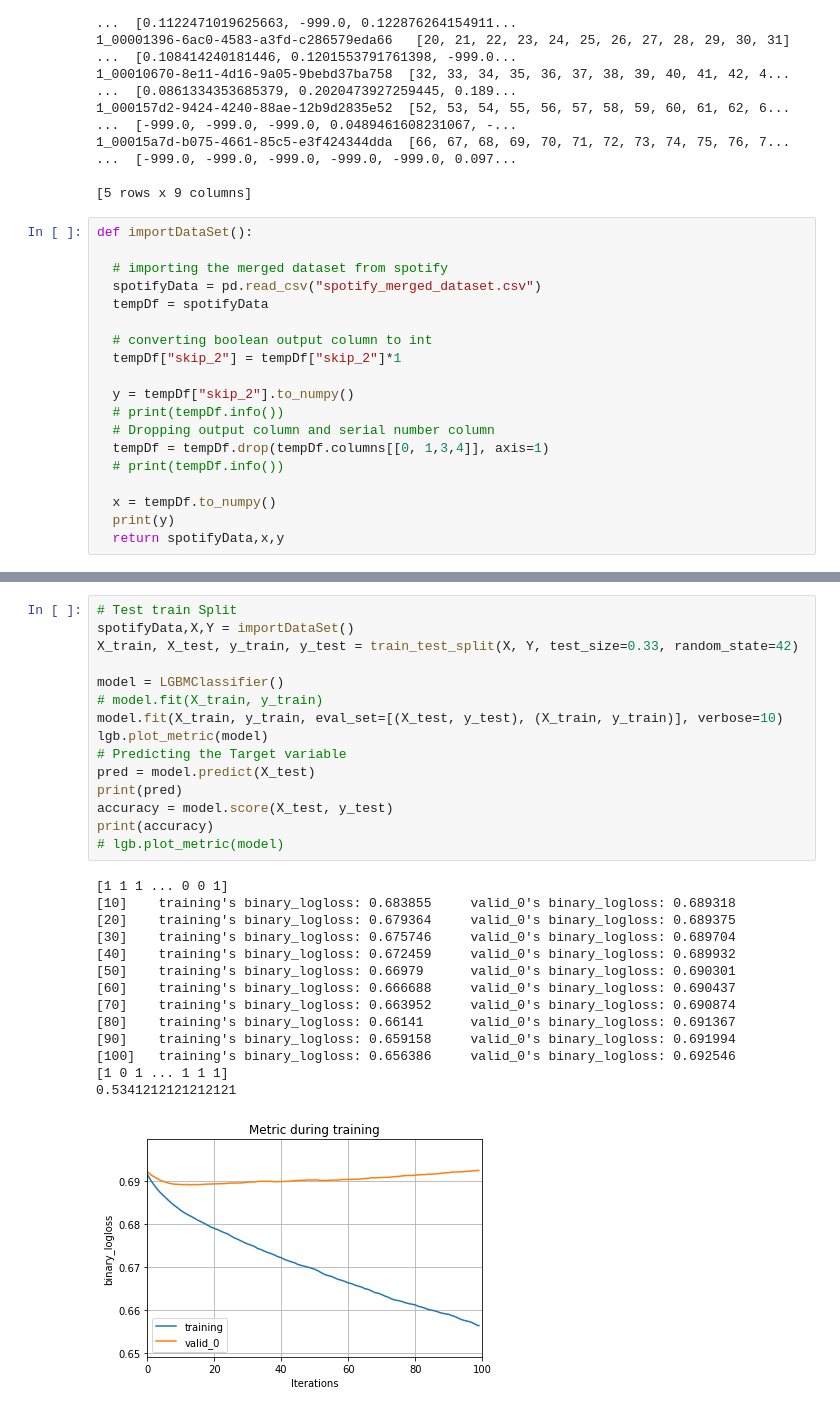
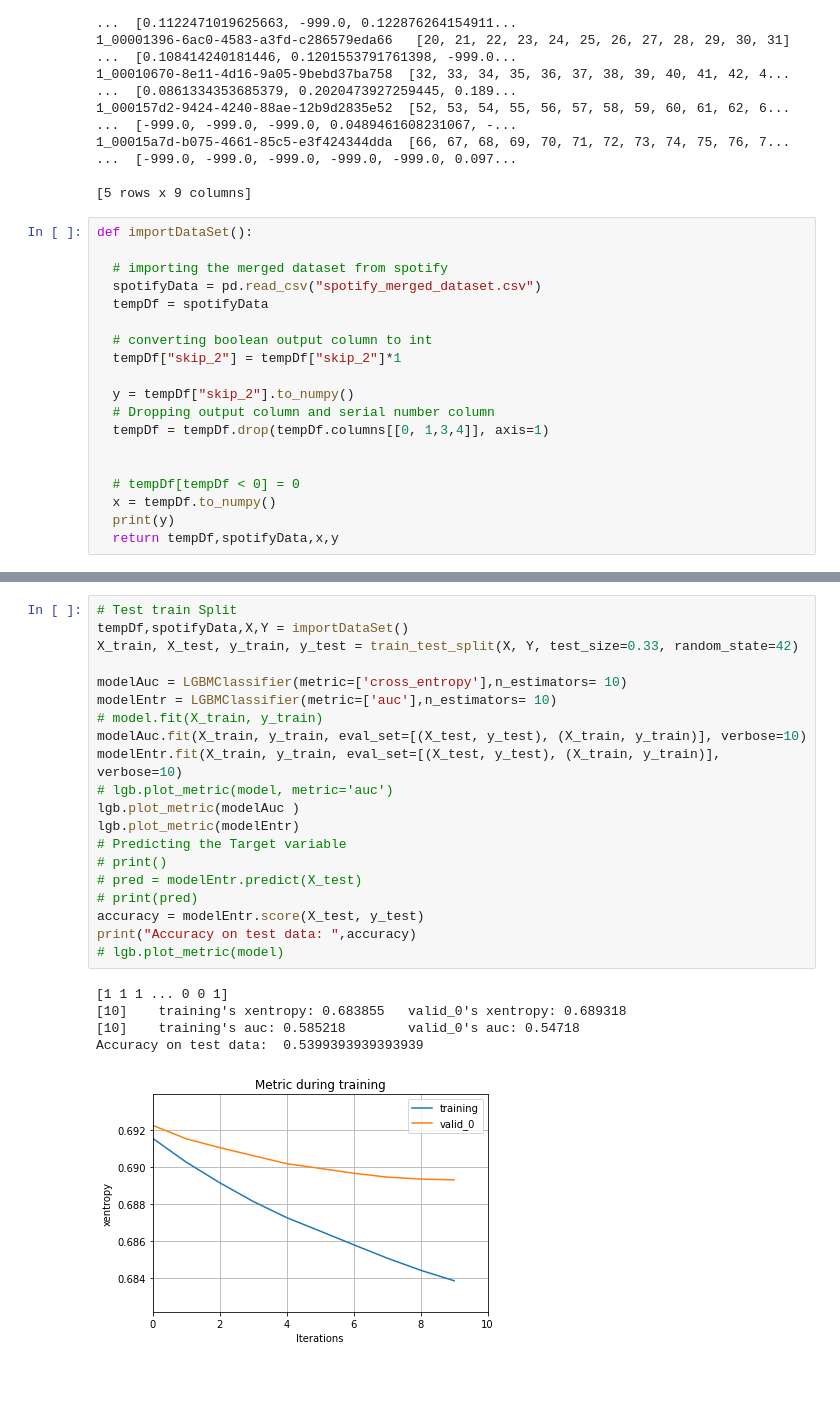
Before and after one commit to AFA21SCM21BO/Project-Mood-Prediction, a Jupyter notebook: Code/LightGBM/lightgbm.ipynb, the cells around one changed output, grey strips where cells are left out. Saved outputs shown, nothing was run; the diff lists cells and outputs as text; blank space fills up the shorter version.

Commit message:
added accuracy and loss plots for lightgbm

```diff
--- a/Code/LightGBM/lightgbm.ipynb
+++ b/Code/LightGBM/lightgbm.ipynb
@@ -48,11 +47,11 @@ def importDataSet():
   tempDf["skip_2"] = tempDf["skip_2"]*1
 
   y = tempDf["skip_2"].to_numpy()
-  # print(tempDf.info())
   # Dropping output column and serial number column
   tempDf = tempDf.drop(tempDf.columns[[0, 1,3,4]], axis=1)
-  # print(tempDf.info())
 
+
+  # tempDf[tempDf < 0] = 0
   x = tempDf.to_numpy()
   print(y)
-  return spotifyData,x,y
+  return tempDf,spotifyData,x,y
@@ -59,30 +72,26 @@ def importDataSet():
 # %%
 # Test train Split
-spotifyData,X,Y = importDataSet()
+tempDf,spotifyData,X,Y = importDataSet()
 X_train, X_test, y_train, y_test = train_test_split(X, Y, test_size=0.33, random_state=42)
 
-model = LGBMClassifier()
+modelAuc = LGBMClassifier(metric=['cross_entropy'],n_estimators= 10)
+modelEntr = LGBMClassifier(metric=['auc'],n_estimators= 10)
 # model.fit(X_train, y_train)
-model.fit(X_train, y_train, eval_set=[(X_test, y_test), (X_train, y_train)], verbose=10)
-lgb.plot_metric(model)
+modelAuc.fit(X_train, y_train, eval_set=[(X_test, y_test), (X_train, y_train)], verbose=10)
+modelEntr.fit(X_train, y_train, eval_set=[(X_test, y_test), (X_train, y_train)], verbose=10)
+# lgb.plot_metric(model, metric='auc')
+lgb.plot_metric(modelAuc )
+lgb.plot_metric(modelEntr)
 # Predicting the Target variable
-pred = model.predict(X_test)
-print(pred)
-accuracy = model.score(X_test, y_test)
-print(accuracy)
+# print()
+# pred = modelEntr.predict(X_test)
+# print(pred)
+accuracy = modelEntr.score(X_test, y_test)
+print("Accuracy on test data: ",accuracy)
 # lgb.plot_metric(model)
 # %% [output]
 [1 1 1 ... 0 0 1]
-[10]    training's binary_logloss: 0.683855     valid_0's binary_logloss: 0.689318
-[20]    training's binary_logloss: 0.679364     valid_0's binary_logloss: 0.689375
-[30]    training's binary_logloss: 0.675746     valid_0's binary_logloss: 0.689704
-[40]    training's binary_logloss: 0.672459     valid_0's binary_logloss: 0.689932
-[50]    training's binary_logloss: 0.66979      valid_0's binary_logloss: 0.690301
-[60]    training's binary_logloss: 0.666688     valid_0's binary_logloss: 0.690437
-[70]    training's binary_logloss: 0.663952     valid_0's binary_logloss: 0.690874
-[80]    training's binary_logloss: 0.66141      valid_0's binary_logloss: 0.691367
-[90]    training's binary_logloss: 0.659158     valid_0's binary_logloss: 0.691994
-[100]   training's binary_logloss: 0.656386     valid_0's binary_logloss: 0.692546
-[1 0 1 ... 1 1 1]
-0.5341212121212121
+[10]    training's xentropy: 0.683855   valid_0's xentropy: 0.689318
+[10]    training's auc: 0.585218        valid_0's auc: 0.54718
+Accuracy on test data:  0.5399393939393939
-[figure, old version]
+[figure, new version]
```
Also changed, not shown: parts of 8 cells of this notebook.
